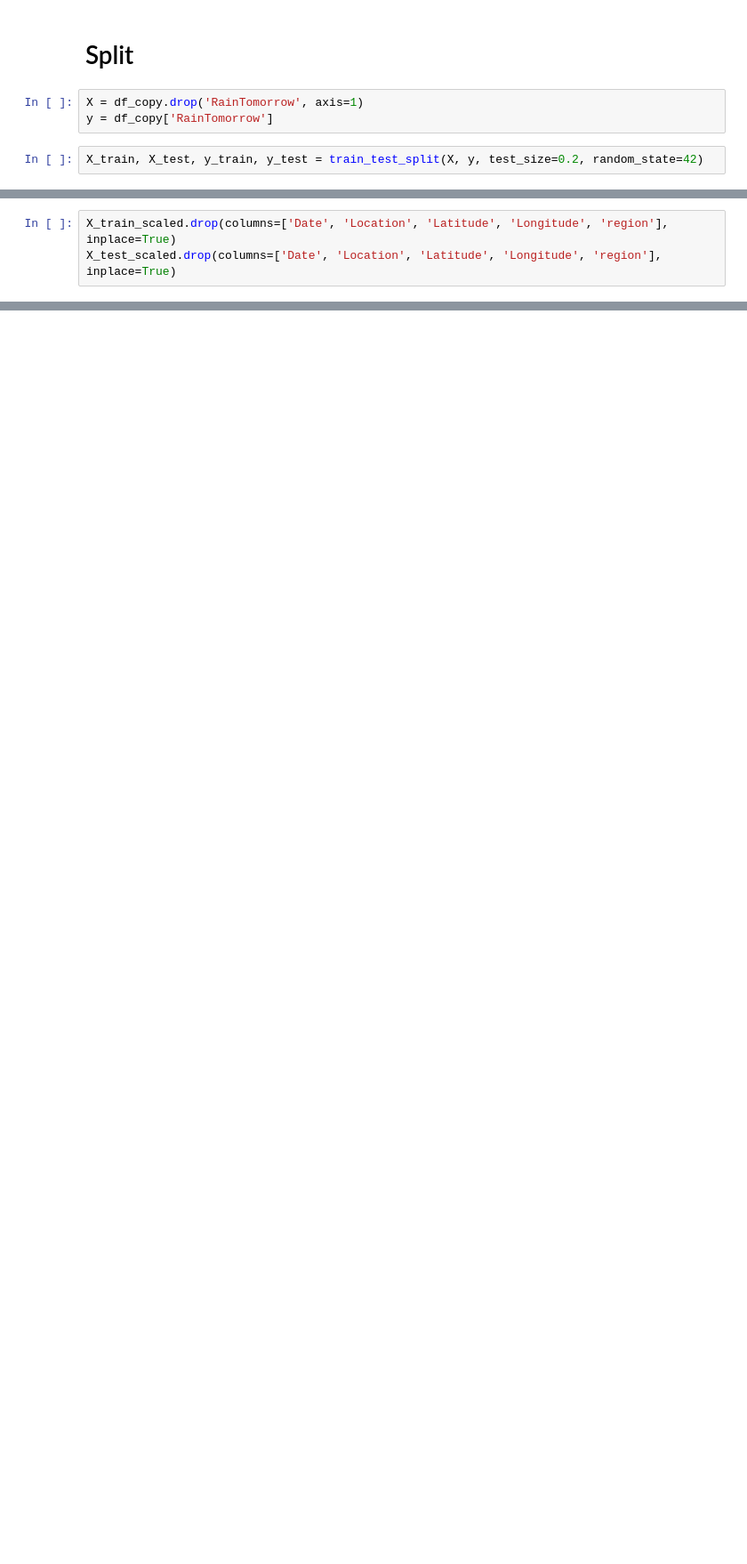
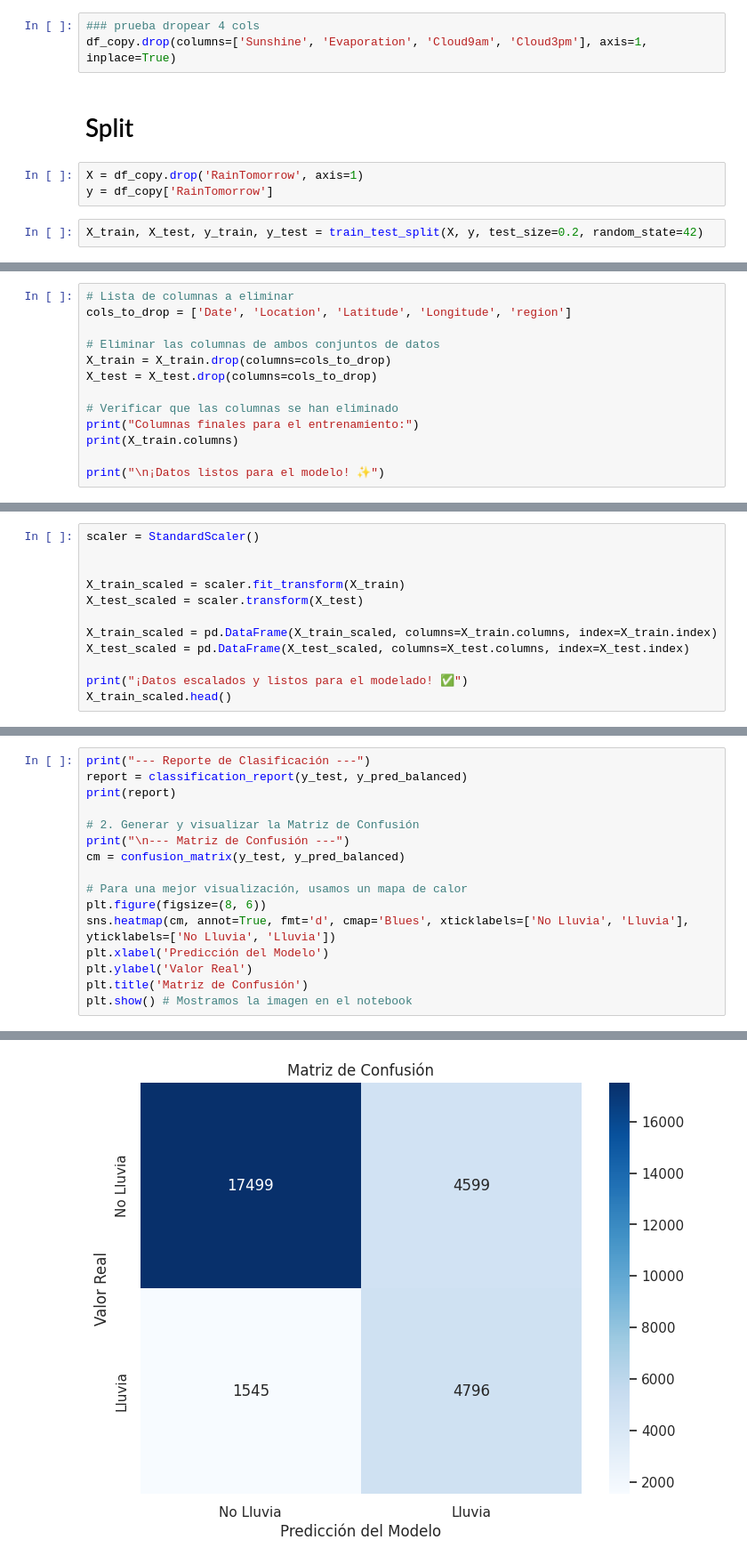
Before and after one commit to GenaCanciani/AA1-TUIA-Canciani-Mancini-Morales, a Jupyter notebook: TP-clasificacion-AA1.ipynb, the cells around one changed output, grey strips where cells are left out. Shown at 89% size. Saved outputs shown, nothing was run; the diff lists cells and outputs as text; blank space fills up the shorter version.

Commit message:
Correciones para modelo base

```diff
--- a/TP-clasificacion-AA1.ipynb
+++ b/TP-clasificacion-AA1.ipynb
@@ -515,4 +514,7 @@ RainToday         1406
 dtype: int64
+# %%
+### prueba dropear 4 cols
+df_copy.drop(columns=['Sunshine', 'Evaporation', 'Cloud9am', 'Cloud3pm'], axis=1, inplace=True)
 # %% [markdown]
 # Split
 # %%
@@ -788,3 +699,13 @@ Index(['Date', 'Location', 'MinTemp', 'MaxTemp', 'Rainfall', 'Evaporation',
 # %%
-X_train_scaled.drop(columns=['Date', 'Location', 'Latitude', 'Longitude', 'region'], inplace=True)
-X_test_scaled.drop(columns=['Date', 'Location', 'Latitude', 'Longitude', 'region'], inplace=True)
+# Lista de columnas a eliminar
+cols_to_drop = ['Date', 'Location', 'Latitude', 'Longitude', 'region']
+
+# Eliminar las columnas de ambos conjuntos de datos
+X_train = X_train.drop(columns=cols_to_drop)
+X_test = X_test.drop(columns=cols_to_drop)
+
+# Verificar que las columnas se han eliminado
+print("Columnas finales para el entrenamiento:")
+print(X_train.columns)
+
+print("\n¡Datos listos para el modelo! ✨")
@@ -790,0 +726,12 @@ X_test_scaled.drop(columns=['Date', 'Location', 'Latitude', 'Longitude', 'region
+# %%
+scaler = StandardScaler()
+
+
+X_train_scaled = scaler.fit_transform(X_train)
+X_test_scaled = scaler.transform(X_test)
+
+X_train_scaled = pd.DataFrame(X_train_scaled, columns=X_train.columns, index=X_train.index)
+X_test_scaled = pd.DataFrame(X_test_scaled, columns=X_test.columns, index=X_test.index)
+
+print("¡Datos escalados y listos para el modelado! ✅")
+X_train_scaled.head()
@@ -830,0 +781,17 @@ weighted avg       0.65      0.50      0.54     28439
+# %%
+print("--- Reporte de Clasificación ---")
+report = classification_report(y_test, y_pred_balanced)
+print(report)
+
+# 2. Generar y visualizar la Matriz de Confusión
+print("\n--- Matriz de Confusión ---")
+cm = confusion_matrix(y_test, y_pred_balanced)
+
+# Para una mejor visualización, usamos un mapa de calor
+plt.figure(figsize=(8, 6))
+sns.heatmap(cm, annot=True, fmt='d', cmap='Blues', xticklabels=['No Lluvia', 'Lluvia'], yticklabels=['No Lluvia', 'Lluvia'])
+plt.xlabel('Predicción del Modelo')
+plt.ylabel('Valor Real')
+plt.title('Matriz de Confusión')
+plt.show() # Mostramos la imagen en el notebook
+# %% [output]
@@ -830,0 +810 @@ weighted avg       0.65      0.50      0.54     28439
+[figure, added]
```
Also changed, not shown: parts of 39 cells of this notebook.
